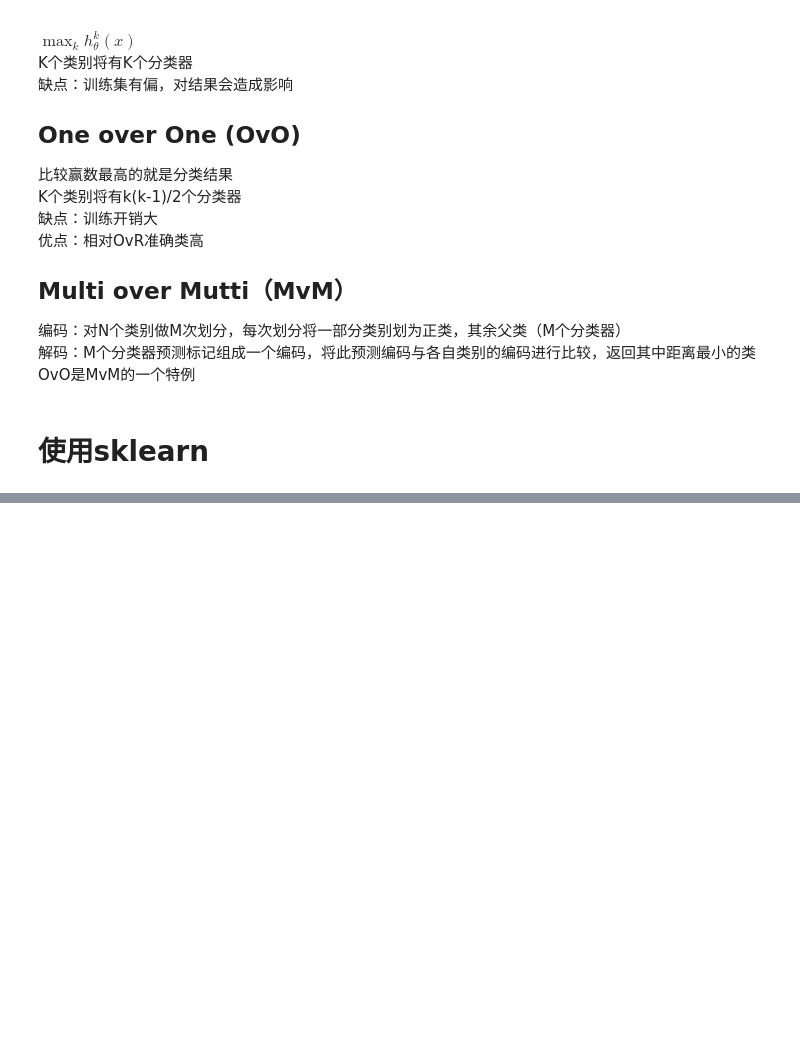
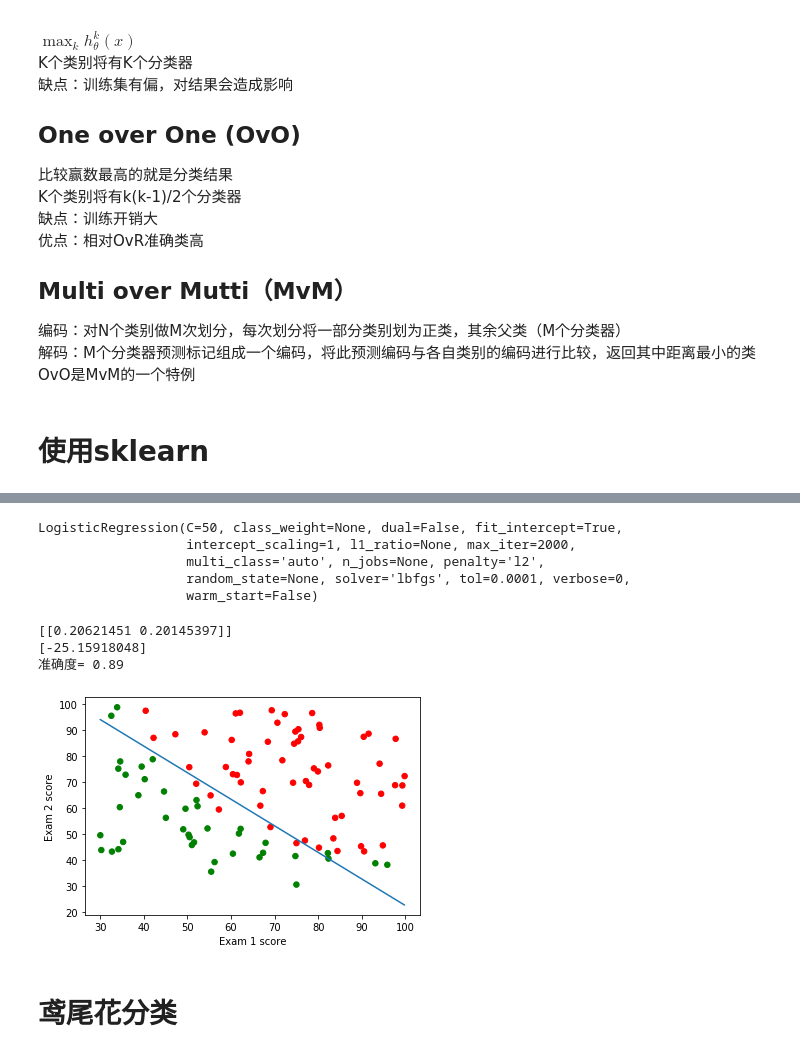
Before and after one commit to longfengpili/ML_algorithm_engineer_camp, a Jupyter notebook: 第三章、逻辑回归.ipynb, the cells around one changed output, grey strips where cells are left out. Saved outputs shown, nothing was run; the diff lists cells and outputs as text; code cells hidden in the pictures; blank space fills up the shorter version.

Commit message:
[新增]sklearn LogisticRegression

```diff
--- a/第三章、逻辑回归.ipynb
+++ b/第三章、逻辑回归.ipynb
@@ -260,3 +260,11 @@ K个类别将有k(k-1)/2个分类器
 OvO是MvM的一个特例
 # %% [markdown]
 # 使用sklearn
+# %%
+def loaddata():
+    data = np.loadtxt('data/3_1.txt',delimiter=',')
+    n = data.shape[1] - 1  # 特征数
+    X = data[:, 0:n]
+    y = data[:, -1].reshape(-1, 1)
+    return X, y
+X,y = loaddata()
@@ -262,0 +281,37 @@ OvO是MvM的一个特例
+# %%
+model = linear_model.LogisticRegression(C=50,max_iter=2000)
+model.fit(X,y)
+# %% [output]
+LogisticRegression(C=50, class_weight=None, dual=False, fit_intercept=True,
+                   intercept_scaling=1, l1_ratio=None, max_iter=2000,
+                   multi_class='auto', n_jobs=None, penalty='l2',
+                   random_state=None, solver='lbfgs', tol=0.0001, verbose=0,
+                   warm_start=False)
+# %%
+print(model.coef_)
+print(model.intercept_)
+y_hat = model.predict(X)
+print("准确度=",accuracy_score(y,y_hat))
+# %% [output]
+[[0.20621451 0.20145397]]
+[-25.15918048]
+准确度= 0.89
+# %%
+def plotDescisionBoundary(X,y,theta):
+    cm_dark = mpl.colors.ListedColormap(['g', 'r'])
+    plt.xlabel('Exam 1 score')
+    plt.ylabel('Exam 2 score')
+    plt.scatter(X[:,0],X[:,1],c=np.array(y).squeeze(),cmap=cm_dark,s=30)
+
+    #化分类决策面 theta0+theta1*x1+theta2*x2 = 0
+    # x1 = np.arange(20,110,0.1)
+    x1 = np.arange(min(X[:, 0]), max(X[:, 0]), 0.1)
+    x2 = -(theta[1]*x1+theta[0])/theta[2]
+    plt.plot(x1,x2)
+    plt.show()
+theta = np.append(model.intercept_,model.coef_)
+plotDescisionBoundary(X,y,theta)
+# %% [output]
+[figure, added]
+# %% [markdown]
+# 鸢尾花分类
```
Also changed, not shown: parts of 12 cells of this notebook.
